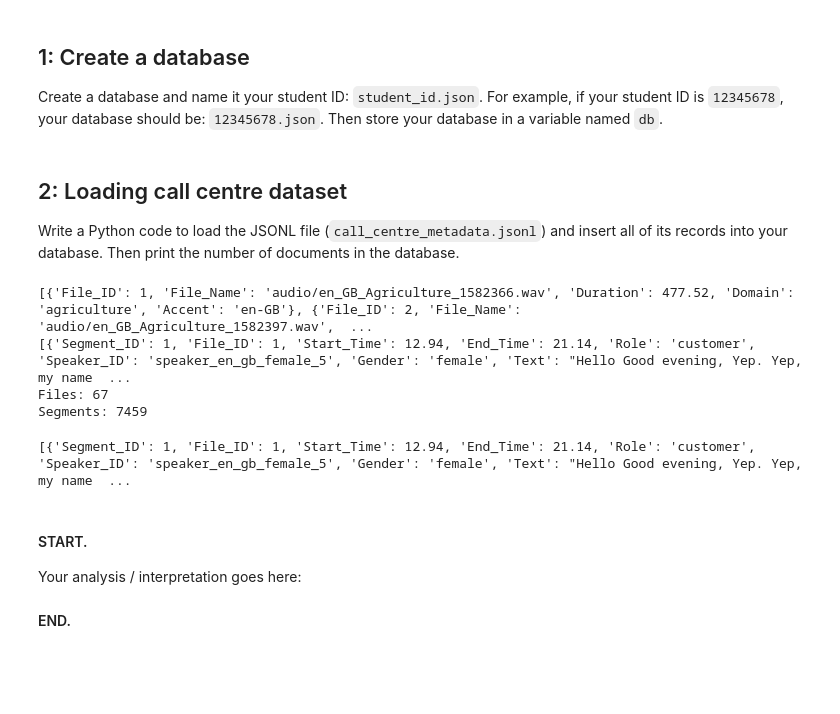
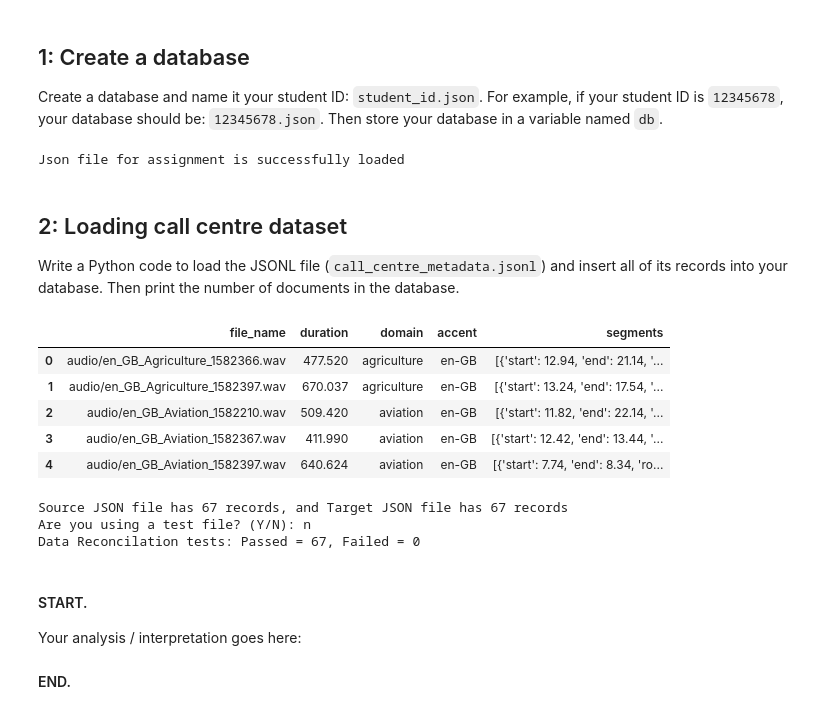
Before and after one commit to grahamhoward-coder/24047396_BigData_GenerativeModels, a Jupyter notebook: 24047396.ipynb, the cells around one changed output. Cells and saved outputs as stored; diff of their text form; code cells hidden in the pictures; blank space fills up the shorter version.

```diff
--- a/24047396.ipynb
+++ b/24047396.ipynb
@@ -101,8 +98,11 @@ Create a database and name it your student ID: `student_id.json`. For example, i
 # %%
 # BEGIN SOLUTION
 # The
-sid = TinyDB("24047396.json")
+db = TinyDB("24047396.json")
+print('Json file for assignment is successfully loaded')
 # END SOLUTION
+# %% [output]
+Json file for assignment is successfully loaded
 # %% [markdown]
 ## 2: Loading call centre dataset
 
@@ -110,23 +110,69 @@ Write a Python code to load the JSONL file (`call_centre_metadata.jsonl`) and in
 # %%
 # BEGIN SOLUTION
 # Your code here with comments or explanation
-callcentre = Path("/content/drive/MyDrive/BD&GM_Assignment/call_centre_metadata.jsonl")
+callcentre = Path("/content/call_centre_metadata.jsonl")
+assignment = Path("/content/24047396.json")
 
-
+source = pd.read_json(callcentre, lines=True)
+source.to_json(assignment, orient="records") ## load data into the assignment 24047396.json file
+target = pd.read_json(assignment, orient="records") ## Read from assignment json database after insertion of data from source
+target.head(5)
 
 # END SOLUTION
 # %% [output]
-[{'File_ID': 1, 'File_Name': 'audio/en_GB_Agriculture_1582366.wav', 'Duration': 477.52, 'Domain': 'agriculture', 'Accent': 'en-GB'}, {'File_ID': 2, 'File_Name': 'audio/en_GB_Agriculture_1582397.wav',  ...
-[{'Segment_ID': 1, 'File_ID': 1, 'Start_Time': 12.94, 'End_Time': 21.14, 'Role': 'customer', 'Speaker_ID': 'speaker_en_gb_female_5', 'Gender': 'female', 'Text': "Hello Good evening, Yep. Yep, my name  ...
-Files: 67
-Segments: 7459
+|  | file_name | duration | domain | accent | segments |
+| 0 | audio/en_GB_Agriculture_1582366.wav | 477.520 | agriculture | en-GB | [{'start': 12.94, 'end': 21.14, '... |
+| 1 | audio/en_GB_Agriculture_1582397.wav | 670.037 | agriculture | en-GB | [{'start': 13.24, 'end': 17.54, '... |
+| 2 | audio/en_GB_Aviation_1582210.wav | 509.420 | aviation | en-GB | [{'start': 11.82, 'end': 22.14, '... |
+| 3 | audio/en_GB_Aviation_1582367.wav | 411.990 | aviation | en-GB | [{'start': 12.42, 'end': 13.44, '... |
+| 4 | audio/en_GB_Aviation_1582397.wav | 640.624 | aviation | en-GB | [{'start': 7.74, 'end': 8.34, 'ro... |
-# %%
-print(list_segments)
-# %% [output]
-[{'Segment_ID': 1, 'File_ID': 1, 'Start_Time': 12.94, 'End_Time': 21.14, 'Role': 'customer', 'Speaker_ID': 'speaker_en_gb_female_5', 'Gender': 'female', 'Text': "Hello Good evening, Yep. Yep, my name  ...
 # %%
 # Add at least one test case here to verify the correctness of your code.
 # You can use assertions or print statements to check the expected output.
+
+## Lenth of records test
+source_len, target_len = int(len(source)), int(len(target))
+print(f"Source JSON file has {source_len} records, and Target JSON file has {target_len} records")
+assert source_len == target_len, 'Total rows in Target JSON file do not equal the Total rows for Source JSONL file'
+
+## Data Reconciliation tests
+# ##this dataset contains errors to test the test cases produce the expected error messages
+## to run the 24047396.json against the test source file, un-commebnt the above variable to import the test callcenter and then rerun this cell. This approaches ensure the
+## 24047396.json is not corrupted whilst still simulating errors to test the test cases.
+question = (input('Are you using a test file? (Y/N): ')).lower()
+if question in ['y','n']:
+  if question == 'y':
+    callcentre_test = Path("/content/call_centre_metadata_test.jsonl")
+    source_rec = pd.read_json(callcentre_test, lines=True)
+  else:
+    source_rec = source
+
+  source_concat, target_concat = pd.DataFrame(columns=['source_concat']), pd.DataFrame(columns=['target_concat'])
+  source_concat['source_concat'] = pd.DataFrame(source_rec['file_name'].astype(str) + source_rec['duration'].astype(str)
+                              + source_rec['domain'].astype(str) + source_rec['accent'].astype(str) + source_rec['segments'].astype(str))
+  target_concat['target_concat'] = pd.DataFrame(target['file_name'].astype(str) + target['duration'].astype(str)
+                              + target['domain'].astype(str) + target['accent'].astype(str) + target['segments'].astype(str))
+
+  compare_table = pd.concat([source_concat,target_concat], axis=1)
+  error_file, passed, failed, count = [], 0, 0, 0
+  for count, (i, j) in enumerate(compare_table.itertuples(index=False, name=None), start=1):
+    if i == j:
+      passed +=1
+    else:
+      failed +=1
+      error_file.append(f"Target row {count} row does not match Source row {count}")
+    count +=1
+
+  print(f'Data Reconcilation tests: Passed = {passed}, Failed = {failed}')
+  if failed > 0:
+    print(f'Here is the list of the data {failed} rows that failed:\n {pd.DataFrame(error_file)}')
+
+else:
+  print('Please enter a valid response to the Data Reconciliation Quesion')
+# %% [output]
+Source JSON file has 67 records, and Target JSON file has 67 records
+Are you using a test file? (Y/N): n
+Data Reconcilation tests: Passed = 67, Failed = 0
 # %% [markdown]
 #### START.
 Your analysis / interpretation goes here:
```
Also changed, not shown: parts of 12 cells of this notebook.
